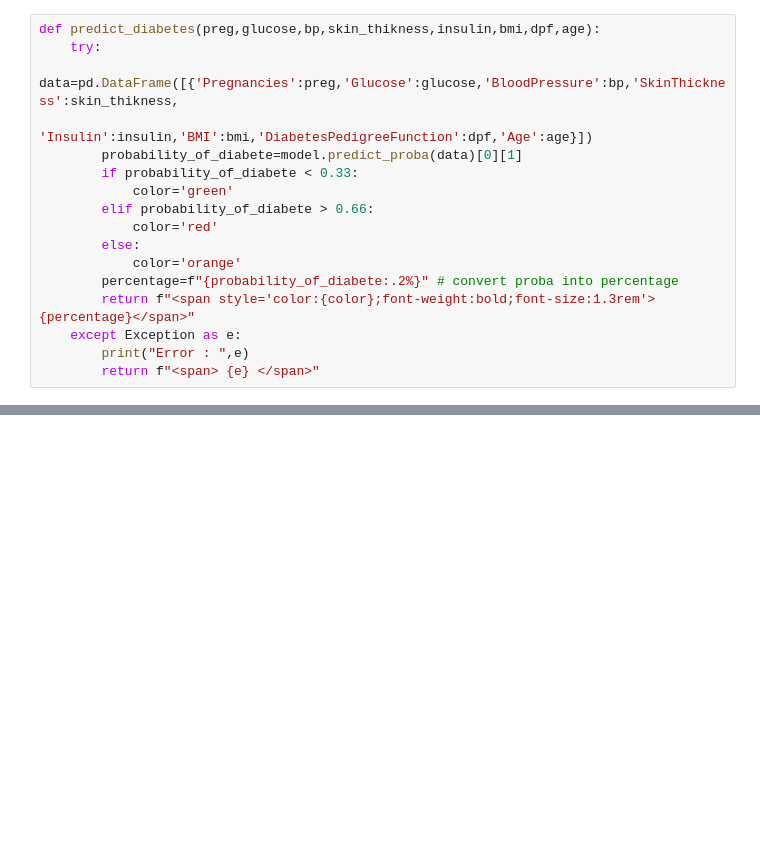
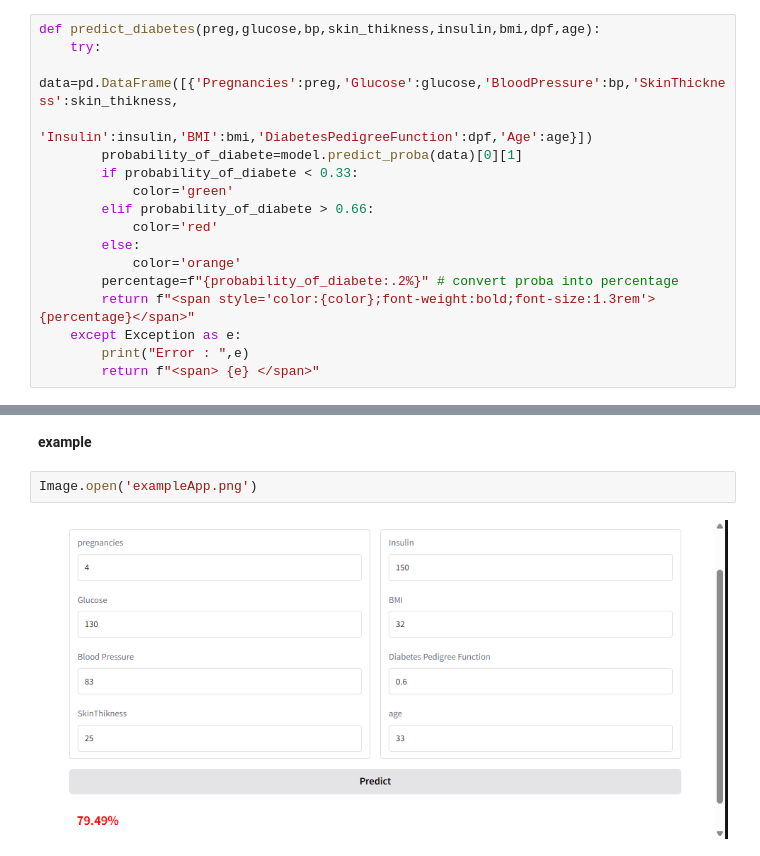
Before and after one commit to Yousseflaoufir12/Diabetes-Risk-Prediction, a Jupyter notebook: app.ipynb, the cells around one changed output, grey strips where cells are left out. Drawn from its saved outputs; the diff is of its cells as text; blank space fills up the shorter version.

```diff
--- a/app.ipynb
+++ b/app.ipynb
@@ -59,2 +60,8 @@ with gr.Blocks() as demo:
 * To create a public link, set `share=True` in `launch()`.
 [interactive output not drawn]
+# %% [markdown]
+**example**
+# %%
+Image.open('exampleApp.png')
+# %% [output]
+[figure, added]
```
Also changed, not shown: parts of 2 cells of this notebook.
